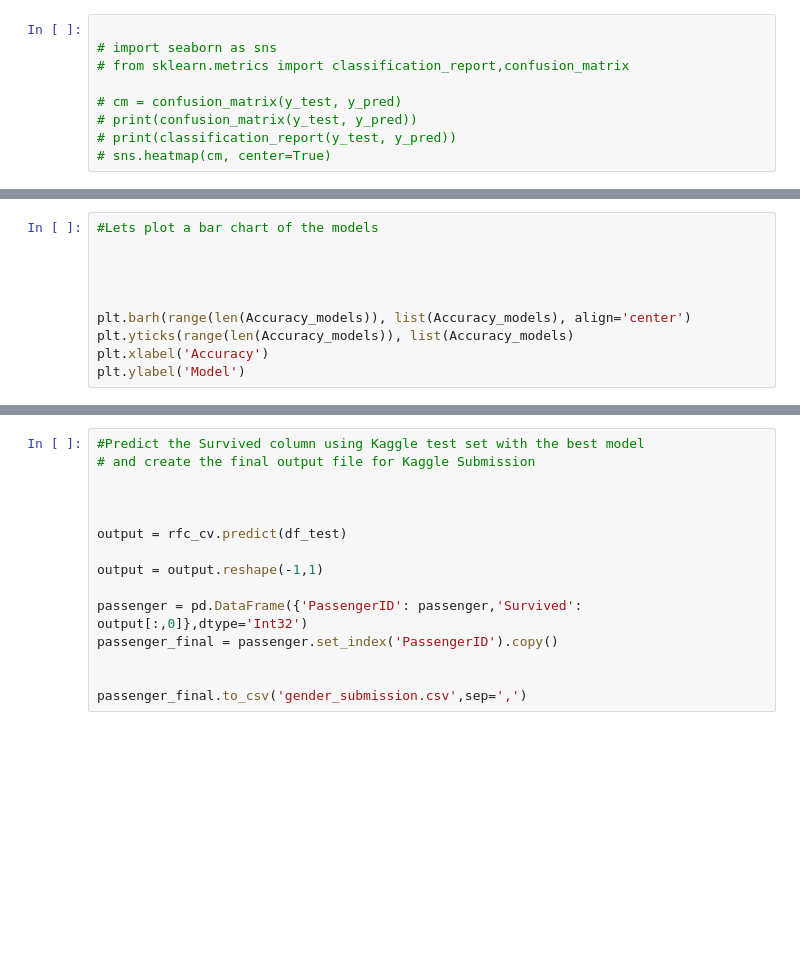
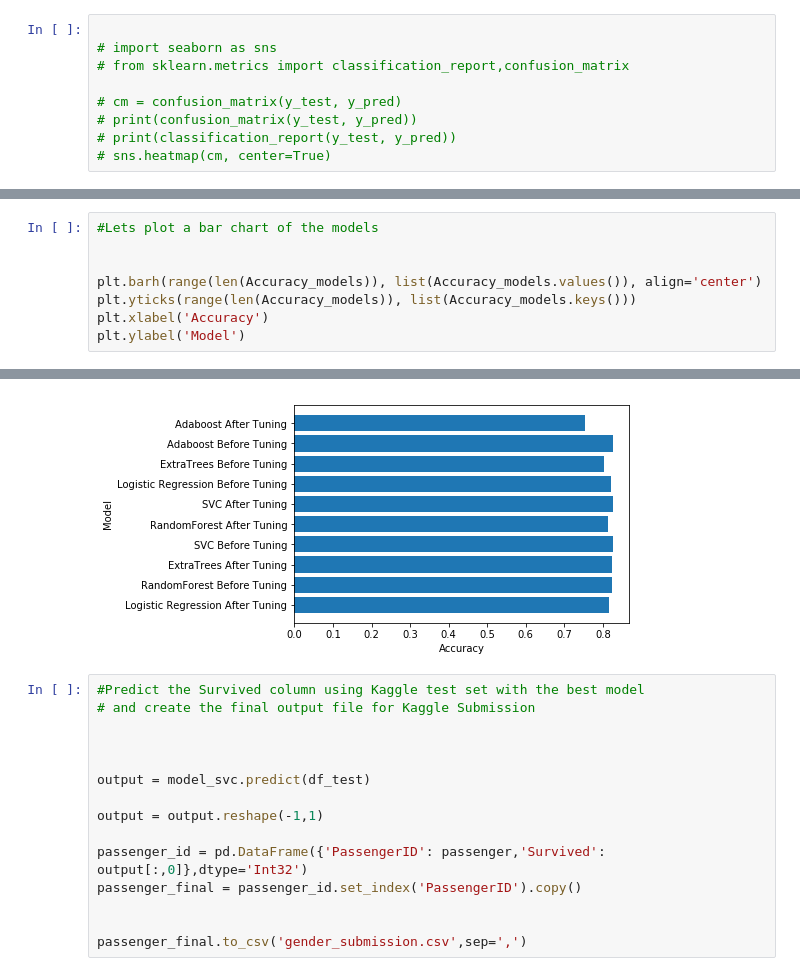
Before and after one commit to shaan0056/Kaggle, a Jupyter notebook: Titanic-Kaggle.ipynb, the cells around one changed output, grey strips where cells are left out. Drawn from its saved outputs; the diff is of its cells as text; blank space fills up the shorter version.

```diff
--- a/Titanic-Kaggle.ipynb
+++ b/Titanic-Kaggle.ipynb
@@ -724,10 +752,8 @@ Accuracy_models['Logistic Regression After Tuning'] = accuracy_score(y_test, y_p
 #Lets plot a bar chart of the models
 
 
-
-
-plt.barh(range(len(Accuracy_models)), list(Accuracy_models), align='center')
-plt.yticks(range(len(Accuracy_models)), list(Accuracy_models)
+plt.barh(range(len(Accuracy_models)), list(Accuracy_models.values()), align='center')
+plt.yticks(range(len(Accuracy_models)), list(Accuracy_models.keys()))
 plt.xlabel('Accuracy')
 plt.ylabel('Model')
 # %% [output]
@@ -735,15 +761,16 @@ SyntaxError: invalid syntax (<ipython-input-68-deb13cee38d1>, line 8)
+[figure, added]
 # %%
 #Predict the Survived column using Kaggle test set with the best model
 # and create the final output file for Kaggle Submission
 
 
 
-output = rfc_cv.predict(df_test)
+output = model_svc.predict(df_test)
 
 output = output.reshape(-1,1)
 
-passenger = pd.DataFrame({'PassengerID': passenger,'Survived': output[:,0]},dtype='Int32')
-passenger_final = passenger.set_index('PassengerID').copy()
+passenger_id = pd.DataFrame({'PassengerID': passenger,'Survived': output[:,0]},dtype='Int32')
+passenger_final = passenger_id.set_index('PassengerID').copy()
 
 
 passenger_final.to_csv('gender_submission.csv',sep=',')
```
Also changed, not shown: parts of 16 cells of this notebook.
